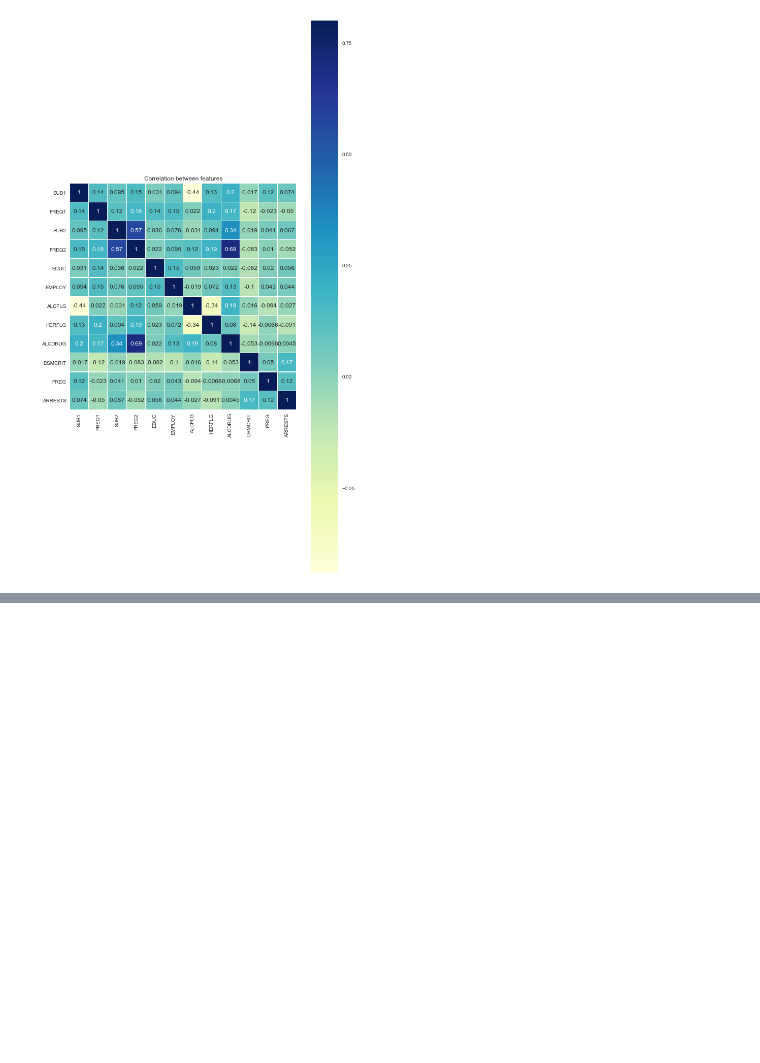
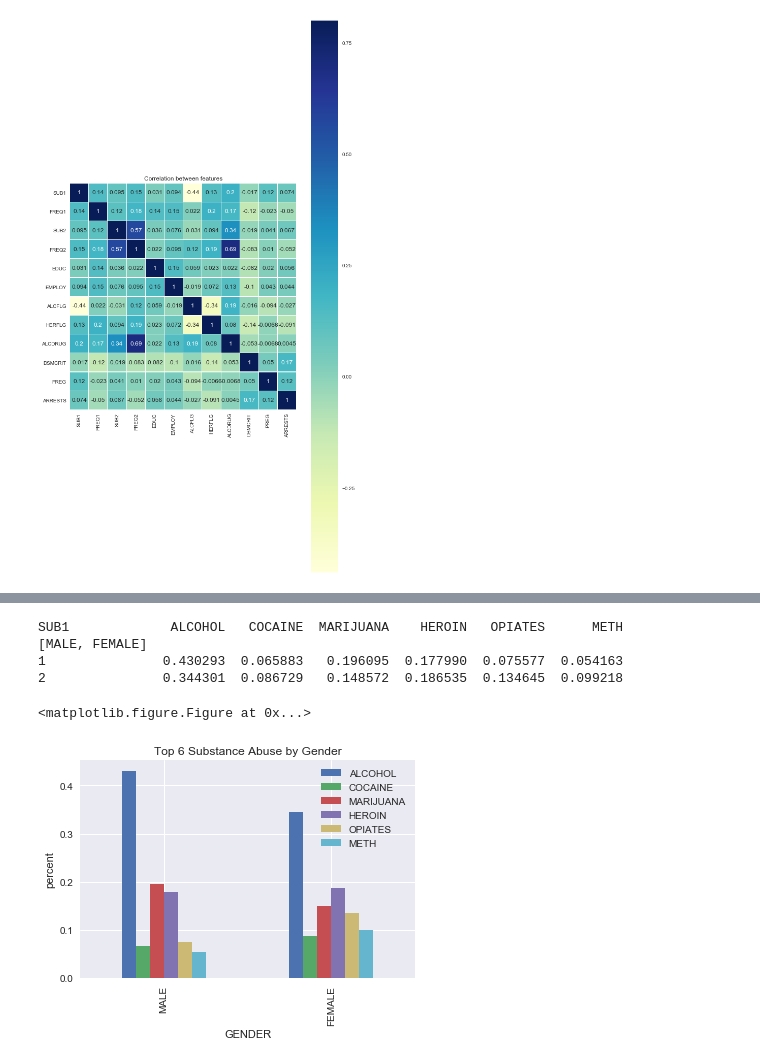
Before and after one commit to rve/DM-Lab, a Jupyter notebook: week3/week3_linux.ipynb, the cells around one changed output, grey strips where cells are left out. Drawn from its saved outputs; the diff is of its cells as text; code cells hidden in the pictures; blank space fills up the shorter version.

```diff
--- a/week3/week3_linux.ipynb
+++ b/week3/week3_linux.ipynb
@@ -110,11 +41,18 @@ import matplotlib
 matplotlib.style.use('ggplot')
 # %%
 plt.figure()
-df.groupby('AGE')['YEAR'].value_counts().unstack().plot()
-plt.title('Number Of Patients by Age group')
+df5 = df[df['SUB1'].isin([2,5,4,10,7,3])]
+df5 = df5[df5['GENDER'].isin([1,2])]
+
+df5 = df5.groupby(['GENDER'])['SUB1'].value_counts().unstack()#.reset_index(name="count")
+
+print (df5.head(12))
+plt.title('Number of Substance by Year')
 
 ax = plt.gca() # grab the current axis
 #ax.set_xticks([2,4,6]) # choose which x locations to have ticks
-ax.set_xticklabels(["12-14","18-20","25-29","35-39","45-49","55 AND OVER"])
-plt.show()
+#ax.set_xticklabels(["12-14","18-20","25-29","35-39","45-49","55 AND OVER"])
+#plt.show()
 # set the labels to display at those ticks
+
+df6 = df5
@@ -129,0 +64,12 @@ NameError: name 'df' is not defined
+# %%
+print df6
+df7 = df6.sum(axis=1)
+print df7
+df8 = df6
+for i in [2,5,4,10,7,3]:
+    df8[i] = df6[i] / df7
+
+df8.rename(columns={2:'ALCOHOL', 5:'HEROIN', 4:'MARIJUANA', 10:'METH', 7:'OPIATES', 3:'COCAINE'},inplace=True)
+#df8.rename(index={1:'MALE', 2:'FEMALE'},inplace=True)
+
+#print (df8)
@@ -129,0 +86,31 @@ NameError: name 'df' is not defined
+# %%
+#df8.index.rename(['MALE', 'FEMALE'],inplace=True)
+#df8 = df8.transpose()
+#df8.rename(columns:{1:'MALE', 2:'FEMALE'},inplace=True)
+
+print df8
+# %% [output]
+SUB1             ALCOHOL   COCAINE  MARIJUANA    HEROIN   OPIATES      METH
+[MALE, FEMALE]
+1               0.430293  0.065883   0.196095  0.177990  0.075577  0.054163
+2               0.344301  0.086729   0.148572  0.186535  0.134645  0.099218
+# %%
+plt.figure()
+#df2['sub1_ratio'] = (df2.groupby(['YEAR'])['SUB1'] / df2.groupby(['YEAR']).sum())
+
+ax = df8.plot(kind='bar')
+ax.set(xlabel="GENDER", ylabel="percent")
+ax.legend(bbox_to_anchor=(1, 1))
+
+#df6.groupby(['YEAR']).plot.bar(x='SUB1', y='count')
+#df6.groupby(['YEAR','SUB1'])['SUB1'].sum().plot.bar()
+
+#df6.plot.bar(x='SUB1', y='count')
+ax.set_xticklabels(["MALE","FEMALE"])
+#df6.plot(kind='bar')
+#pd.crosstab(df5['YEAR'],df5['SUB1']).plot.bar()
+plt.title('Top 6 Substance Abuse by Gender')
+plt.show()
+# %% [output]
+<matplotlib.figure.Figure at 0x...>
+[figure, added]
```
Also changed, not shown: parts of 14 cells of this notebook, 3 other files.
